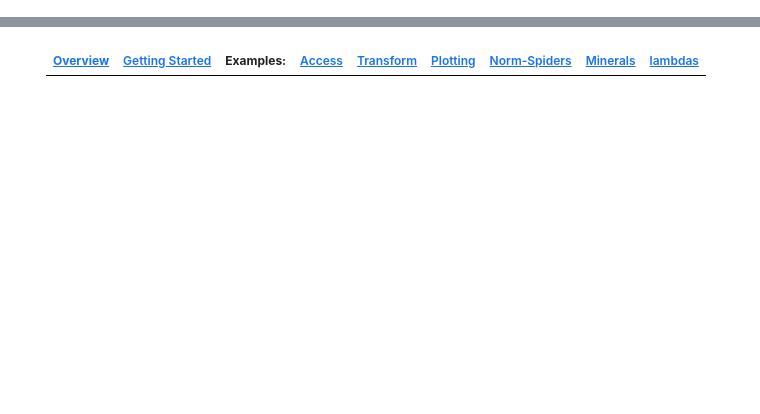
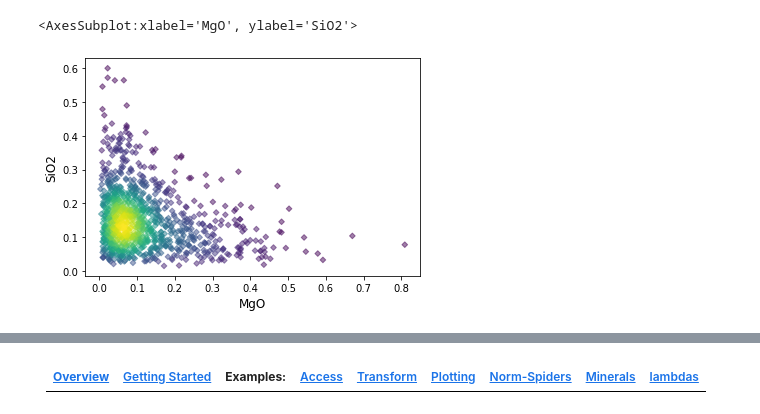
Before and after one commit to morganjwilliams/202103-MQ-pyrolite-workshop, a Jupyter notebook: notebooks/04_simple_vis.ipynb, the cells around one changed output, grey strips where cells are left out. Drawn from its saved outputs; the diff is of its cells as text; code cells hidden in the pictures; blank space fills up the shorter version.

```diff
--- a/notebooks/04_simple_vis.ipynb
+++ b/notebooks/04_simple_vis.ipynb
@@ -5,0 +32,5 @@
+# %%
+df[['MgO', 'SiO2']].pyroplot.heatscatter(alpha=0.5)
+# %% [output]
+<AxesSubplot:xlabel='MgO', ylabel='SiO2'>
+[figure, added]
```
Also changed, not shown: parts of 11 cells of this notebook, 7 other files.
